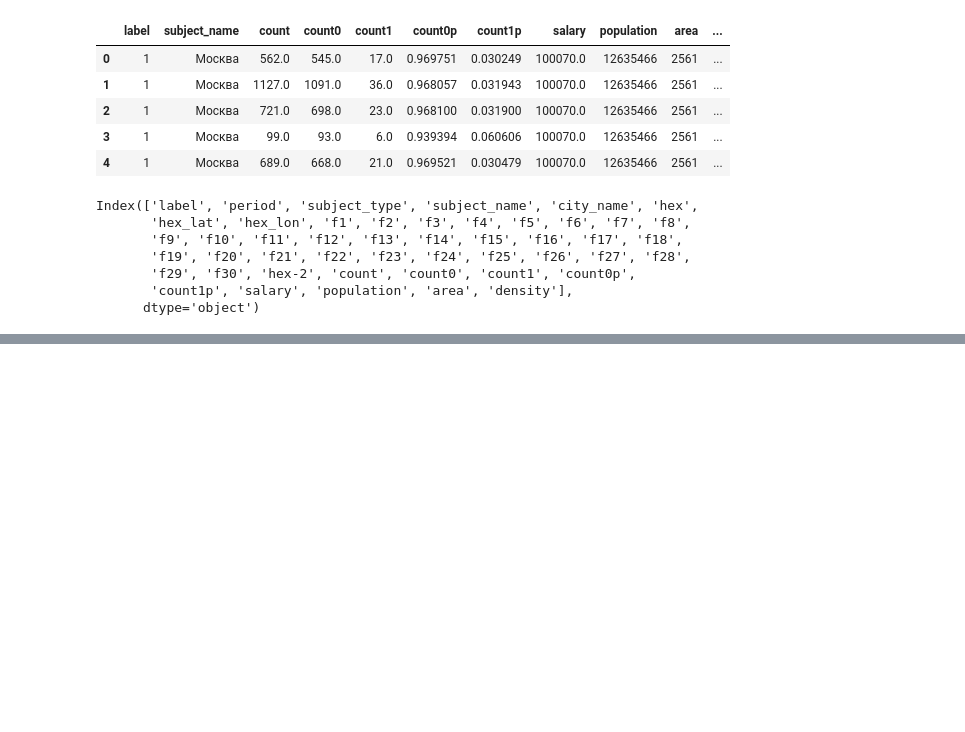
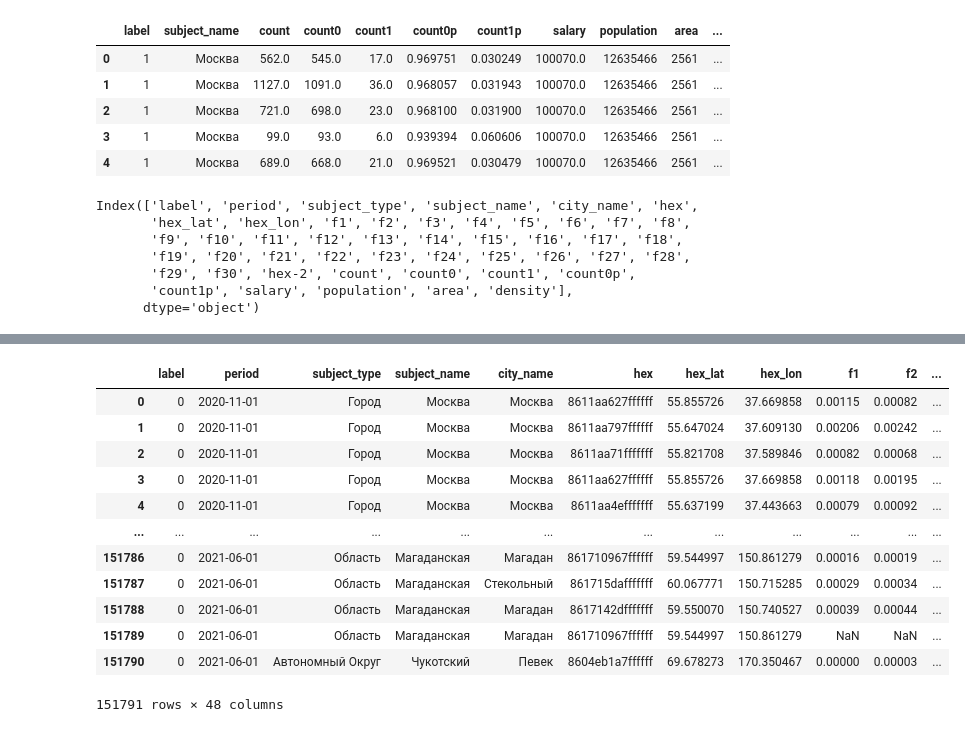
Before and after one commit to ViktorPavlovA/digital_breakthrough2022, a Jupyter notebook: Preprocessing script/препроцессинг.ipynb, the cells around one changed output, grey strips where cells are left out. Drawn from its saved outputs; the diff is of its cells as text; code cells hidden in the pictures; blank space fills up the shorter version.

```diff
--- a/Preprocessing script/препроцессинг.ipynb
+++ b/Preprocessing script/препроцессинг.ipynb
@@ -464,0 +501,17 @@ Index(['label', 'period', 'subject_type', 'subject_name', 'city_name', 'hex',
+# %%
+test_dataset_merged = test_dataset_salary.merge(subject_name_data, how='inner', on='subject_name')
+test_dataset_merged
+# %% [output]
+|  | label | period | subject_type | subject_name | city_name | hex | hex_lat | hex_lon | f1 | f2 | ... |
+| 0 | 0 | 2020-11-01 | Город | Москва | Москва | 8611aa627ffffff | 55.855726 | 37.669858 | 0.00115 | 0.00082 | ... |
+| 1 | 0 | 2020-11-01 | Город | Москва | Москва | 8611aa797ffffff | 55.647024 | 37.609130 | 0.00206 | 0.00242 | ... |
+| 2 | 0 | 2020-11-01 | Город | Москва | Москва | 8611aa71fffffff | 55.821708 | 37.589846 | 0.00082 | 0.00068 | ... |
+| 3 | 0 | 2020-11-01 | Город | Москва | Москва | 8611aa627ffffff | 55.855726 | 37.669858 | 0.00118 | 0.00195 | ... |
+| 4 | 0 | 2020-11-01 | Город | Москва | Москва | 8611aa4efffffff | 55.637199 | 37.443663 | 0.00079 | 0.00092 | ... |
+| ... | ... | ... | ... | ... | ... | ... | ... | ... | ... | ... | ... |
+| 151786 | 0 | 2021-06-01 | Область | Магаданская | Магадан | 861710967ffffff | 59.544997 | 150.861279 | 0.00016 | 0.00019 | ... |
+| 151787 | 0 | 2021-06-01 | Область | Магаданская | Стекольный | 861715dafffffff | 60.067771 | 150.715285 | 0.00029 | 0.00034 | ... |
+| 151788 | 0 | 2021-06-01 | Область | Магаданская | Магадан | 8617142dfffffff | 59.550070 | 150.740527 | 0.00039 | 0.00044 | ... |
+| 151789 | 0 | 2021-06-01 | Область | Магаданская | Магадан | 861710967ffffff | 59.544997 | 150.861279 | NaN | NaN | ... |
+| 151790 | 0 | 2021-06-01 | Автономный Округ | Чукотский | Певек | 8604eb1a7ffffff | 69.678273 | 170.350467 | 0.00000 | 0.00003 | ... |
+151791 rows × 48 columns
```
Also changed, not shown: parts of 5 cells of this notebook.
